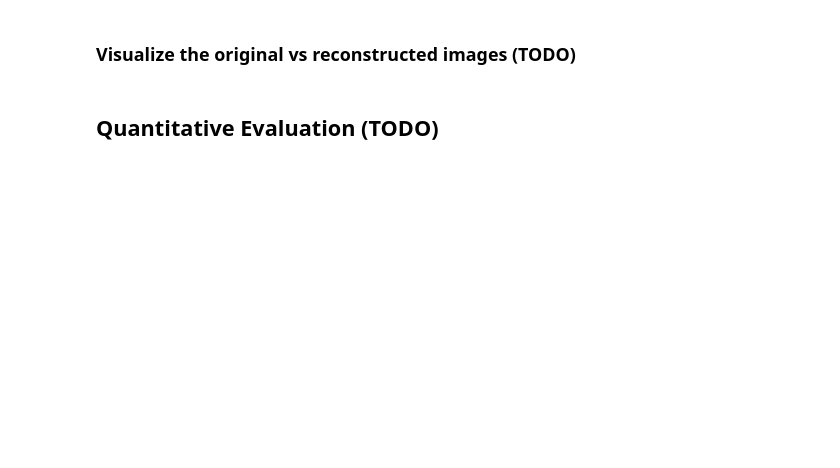
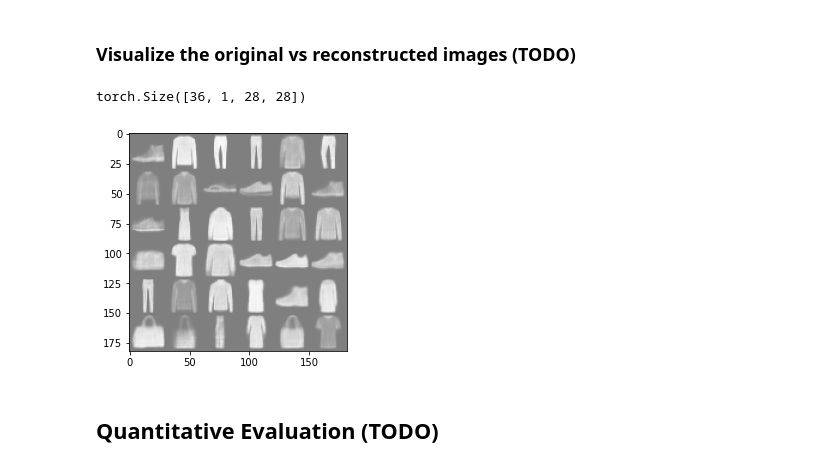
Before and after one commit to sheldonjinqi/CIS680_GAN, a Jupyter notebook: CIS680_Fall2020_HW5_VAE_GAN_template.ipynb, the cells around one changed output. Cells and saved outputs as stored; diff of their text form; code cells hidden in the pictures; blank space fills up the shorter version.

```diff
--- a/CIS680_Fall2020_HW5_VAE_GAN_template.ipynb
+++ b/CIS680_Fall2020_HW5_VAE_GAN_template.ipynb
@@ -367,12 +432,23 @@ grid_size = 6
 # %%
 # Visualise the original vs reconstructed images
 # Input the 36 images in Fashion-MNIST to VAE network
 # and display reconstructed output on 6X6 grid
 
 ################################
 # Please fill in your code here:
 
 ################################
+for batch_idx, (data, _) in enumerate(test_loader):
+
+  reconstruct_imgs, mean, log_var = vae(data.to('cuda'))
+  reconstruct_imgs = reconstruct_imgs.view((len(reconstruct_imgs),1,28,28))[:36]
+  print(reconstruct_imgs.shape)
+  imshow(torchvision.utils.make_grid(reconstruct_imgs.detach(),nrow=6))
+  if batch_idx ==0:
+    break
+# %% [output]
+torch.Size([36, 1, 28, 28])
+[figure, added]
 # %% [markdown]
 ## Quantitative Evaluation (TODO)
 # %%
```
Also changed, not shown: parts of 11 cells of this notebook.
